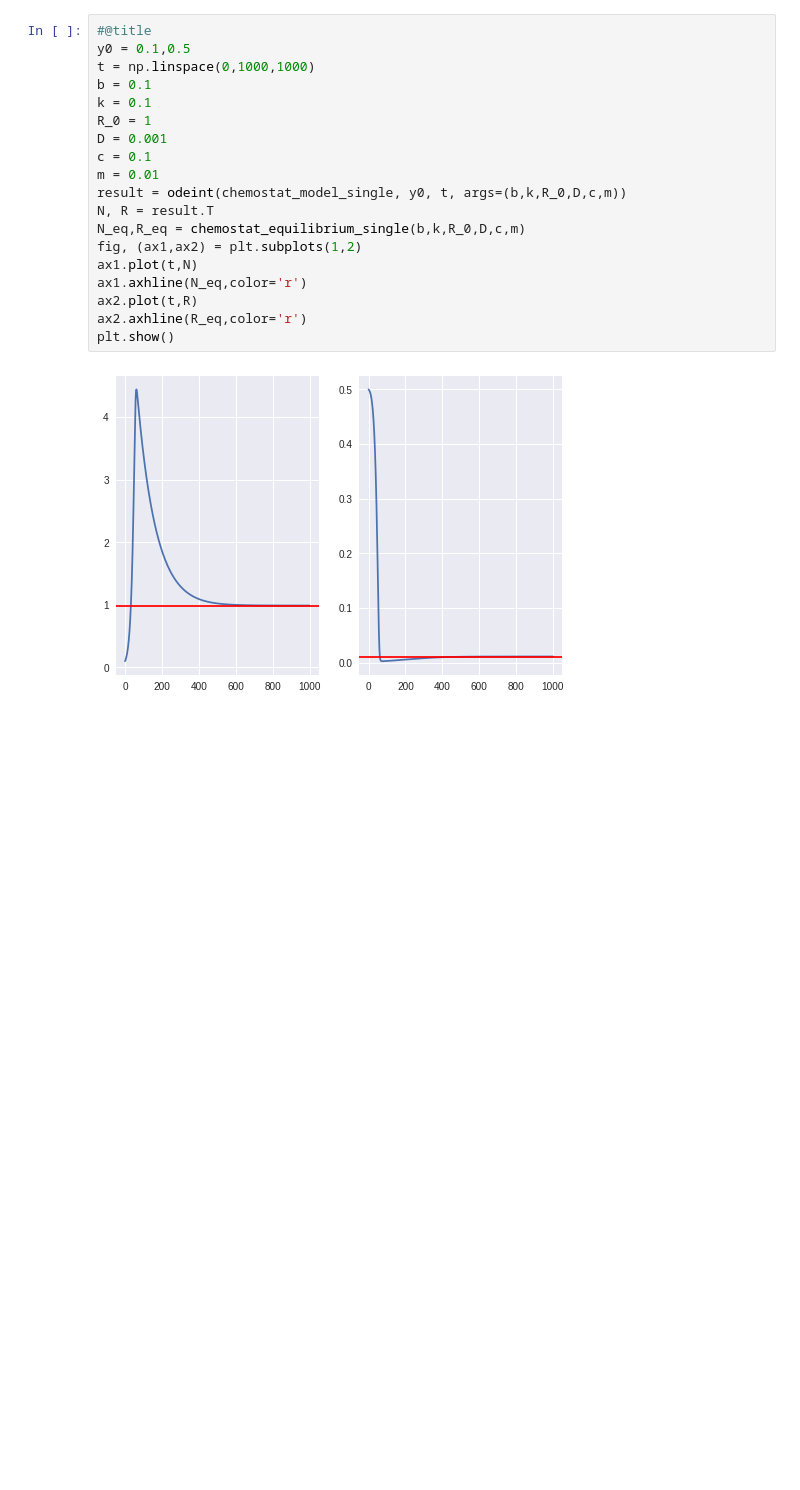
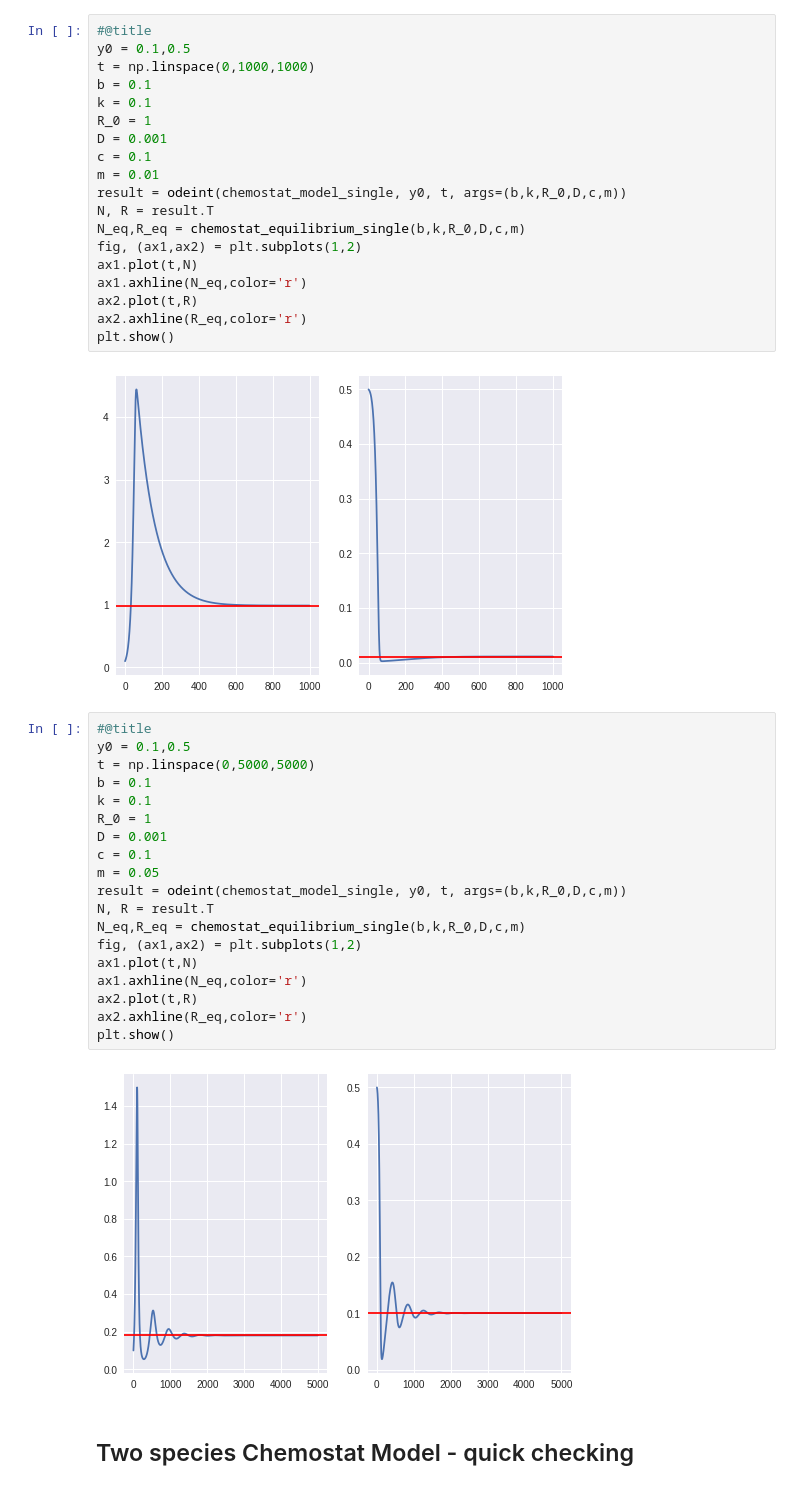
Before and after one commit to denisecammarota/qbio2021, a Jupyter notebook: Chemostat_Model.ipynb, the cells around one changed output. Drawn from its saved outputs; the diff is of its cells as text; blank space fills up the shorter version.

```diff
--- a/Chemostat_Model.ipynb
+++ b/Chemostat_Model.ipynb
@@ -89,3 +89,26 @@ ax2.axhline(R_eq,color='r')
 plt.show()
 # %% [output]
 [figure]
+# %%
+#@title
+y0 = 0.1,0.5
+t = np.linspace(0,5000,5000)
+b = 0.1
+k = 0.1
+R_0 = 1
+D = 0.001
+c = 0.1
+m = 0.05
+result = odeint(chemostat_model_single, y0, t, args=(b,k,R_0,D,c,m))
+N, R = result.T
+N_eq,R_eq = chemostat_equilibrium_single(b,k,R_0,D,c,m)
+fig, (ax1,ax2) = plt.subplots(1,2)
+ax1.plot(t,N)
+ax1.axhline(N_eq,color='r')
+ax2.plot(t,R)
+ax2.axhline(R_eq,color='r')
+plt.show()
+# %% [output]
+[figure, added]
+# %% [markdown]
+## Two species Chemostat Model - quick checking
```
Also changed, not shown: parts of 6 cells of this notebook.
